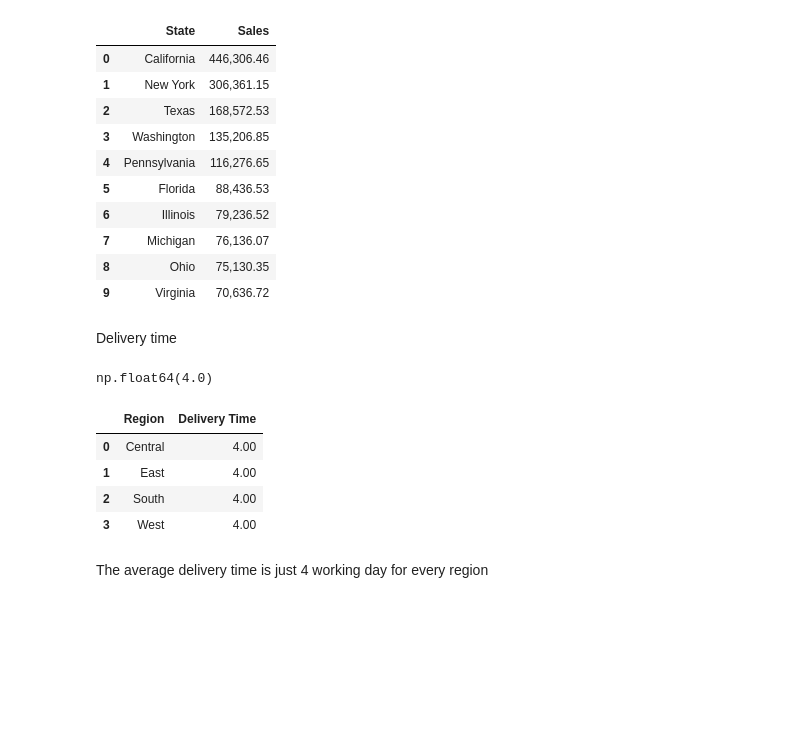
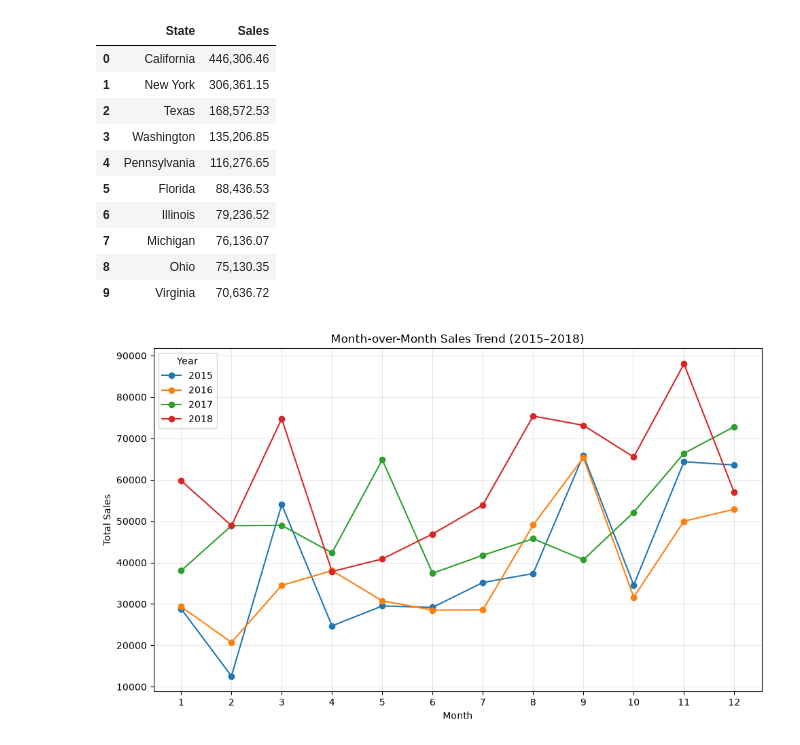
Before and after one commit to Himanshupandey2005/super_store_sales_data_analysis, a Jupyter notebook: index.ipynb, the cells around one changed output. Drawn from its saved outputs; the diff is of its cells as text; code cells hidden in the pictures; blank space fills up the shorter version.

Commit message:
adding some valueable insights

```diff
--- a/index.ipynb
+++ b/index.ipynb
@@ -614,35 +603,26 @@ fig.update_layout(
 )
 
 fig.show()
-# %% [markdown]
-Delivery time
-# %%
-df['Order Date'] = pd.to_datetime(
-    df['Order Date'],
-    dayfirst=True
-)
-
-df['Ship Date'] = pd.to_datetime(
-    df['Ship Date'],
-    dayfirst=True
-)
-
-df['Delivery Time'] = (
-    df['Ship Date'] - df['Order Date']
-).dt.days
-# %%
-average_daliverytime=df['Delivery Time'].mean()
-average_daliverytime.round()
-# %% [output]
-np.float64(4.0)
-# %%
-average_daliverytime_region_wise=df.groupby('Region')['Delivery Time'].mean().reset_index().round()
-average_daliverytime_region_wise
-# %% [output]
-|  | Region | Delivery Time |
-| 0 | Central | 4.00 |
-| 1 | East | 4.00 |
-| 2 | South | 4.00 |
-| 3 | West | 4.00 |
-# %% [markdown]
-The average delivery time is just 4 working day for every region
+# %%
+df['Order Year'] = df['Order Date'].dt.year
+df['Order Month'] = df['Order Date'].dt.month
+
+monthly_trend = df.groupby(['Order Year', 'Order Month'])['Sales'].sum().reset_index()
+# %%
+pivot_trend = monthly_trend.pivot(index='Order Month', columns='Order Year', values='Sales')
+
+# Plot
+plt.figure(figsize=(10,6))
+for year in pivot_trend.columns:
+    plt.plot(pivot_trend.index, pivot_trend[year], marker='o', label=str(year))
+
+plt.title('Month-over-Month Sales Trend (2015–2018)')
+plt.xlabel('Month')
+plt.ylabel('Total Sales')
+plt.xticks(range(1,13))
+plt.legend(title='Year')
+plt.grid(alpha=0.3)
+plt.tight_layout()
+plt.show()
+# %% [output]
+[figure, added]
```
Also changed, not shown: parts of 9 cells of this notebook, 1 other file.
